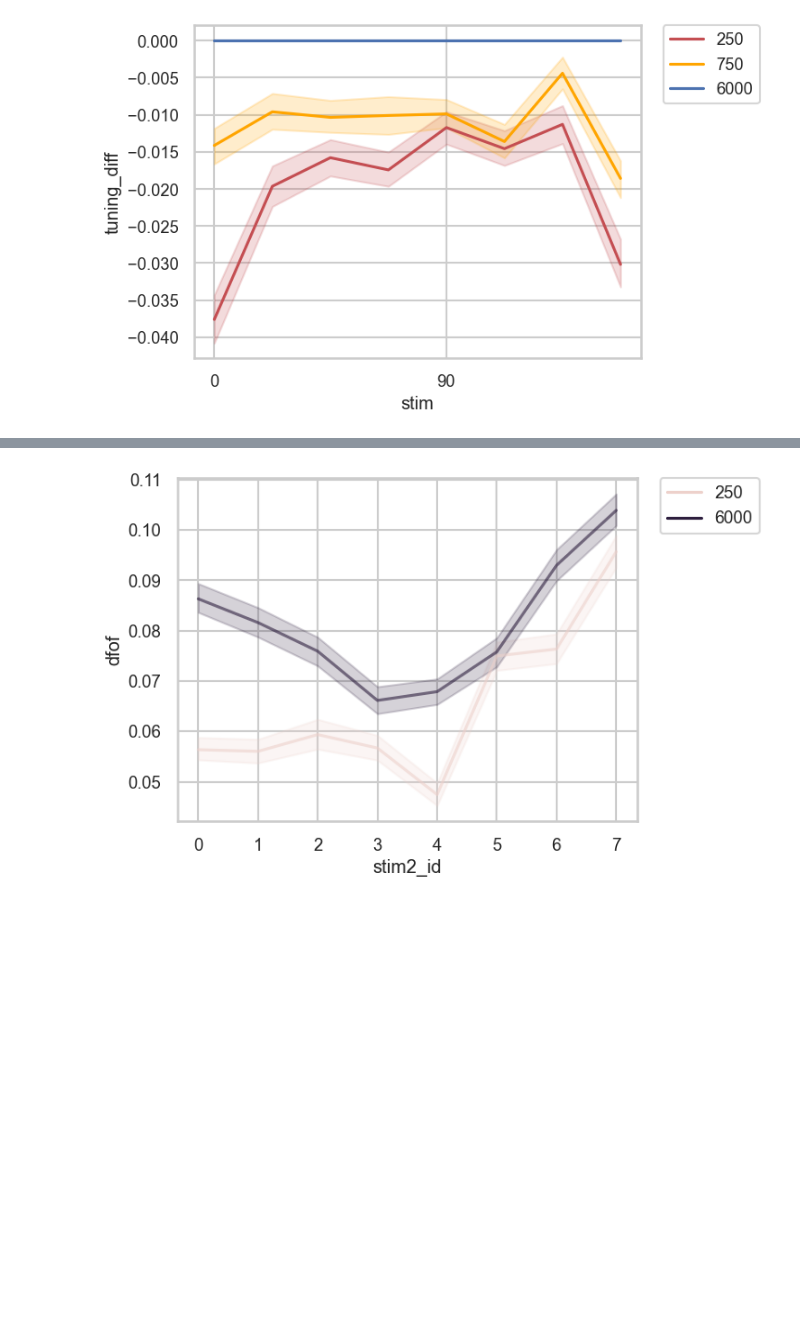
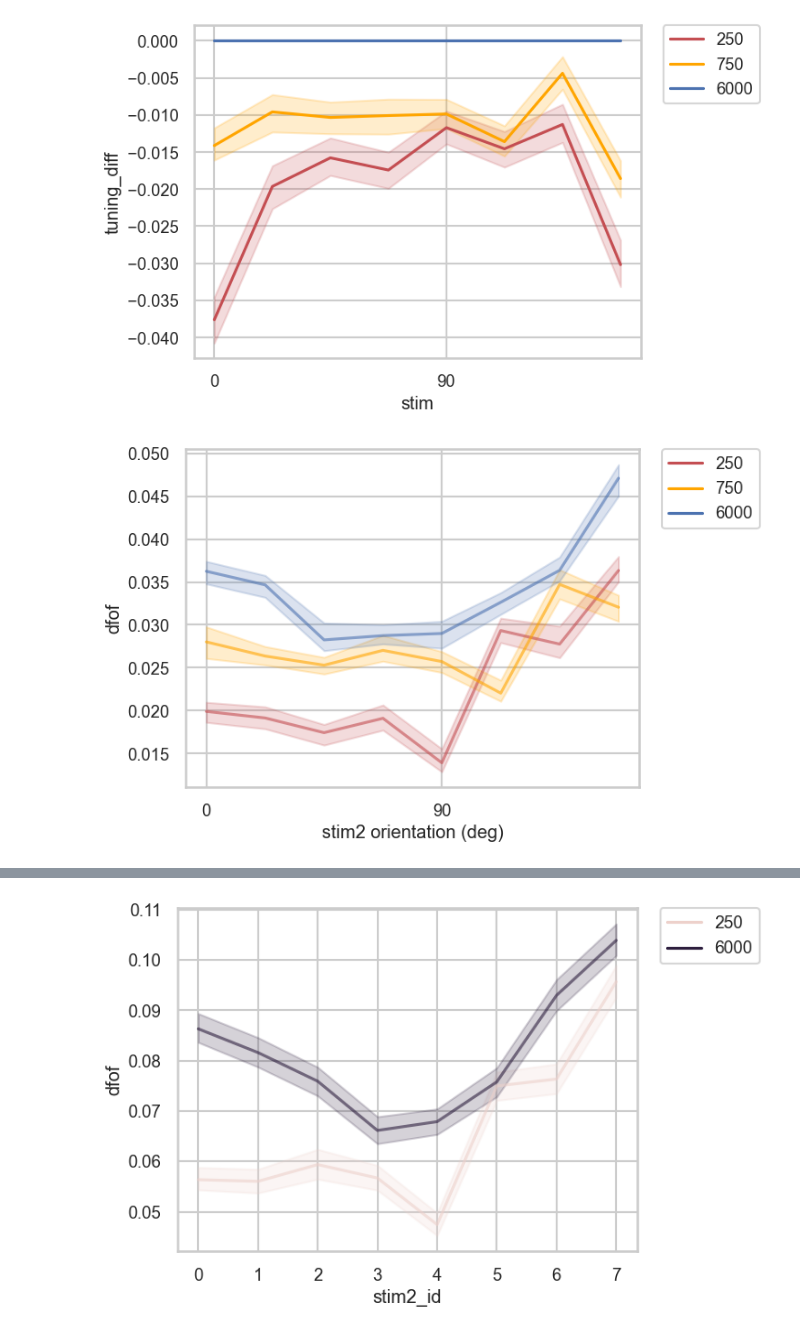
Before and after one commit to lanluo9/inter, a Jupyter notebook: scripts/ipynb/tuning_bias.ipynb, the cells around one changed output, grey strips where cells are left out. Saved outputs shown, nothing was run; the diff lists cells and outputs as text; code cells hidden in the pictures; blank space fills up the shorter version.

Commit message:
cannot replicate jin2019 fig2 in my V1 data

```diff
--- a/scripts/ipynb/tuning_bias.ipynb
+++ b/scripts/ipynb/tuning_bias.ipynb
@@ -1476,3 +1476,17 @@ plt.xticks([0, 4], ['0', '90'])
 plt.legend(bbox_to_anchor=(1.05, 1), loc=2, borderaxespad=0.);
 # %% [output]
 [figure]
+# %%
+df_filter = df_lineplot[(df_lineplot.area == 'V1') # check V1 only
+                       & (df_lineplot.ori_mod == True)
+                       & (df_lineplot.filter_cell_vis == True)
+                       ]
+
+sns.lineplot(data=df_filter, x='stim2_id', y='dfof', hue='isi', ci=68, alpha=0.6,
+            estimator=np.median,
+            palette=['r', 'orange', 'b'],)
+plt.xticks([0, 4], ['0', '90'])
+plt.xlabel('stim2 orientation (deg)')
+plt.legend(bbox_to_anchor=(1.05, 1), loc=2, borderaxespad=0.);
+# %% [output]
+[figure, added]
```
Also changed, not shown: parts of 10 cells of this notebook, 4 other files.
